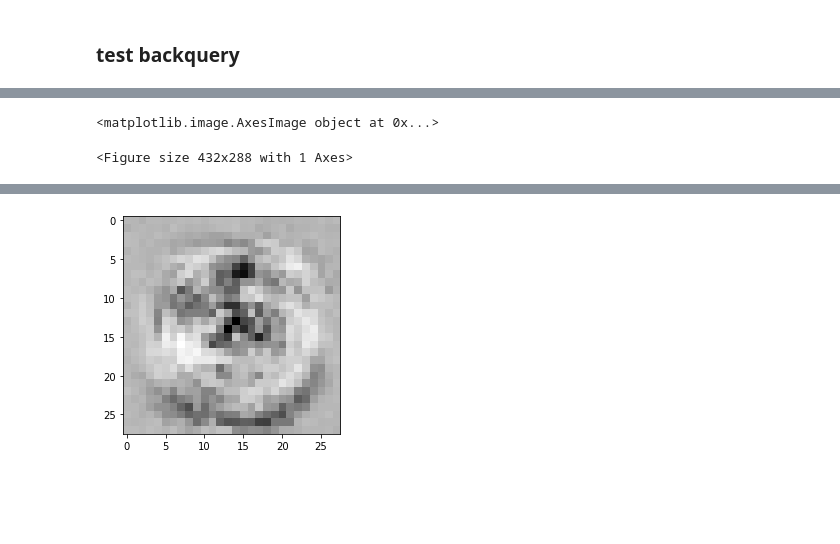
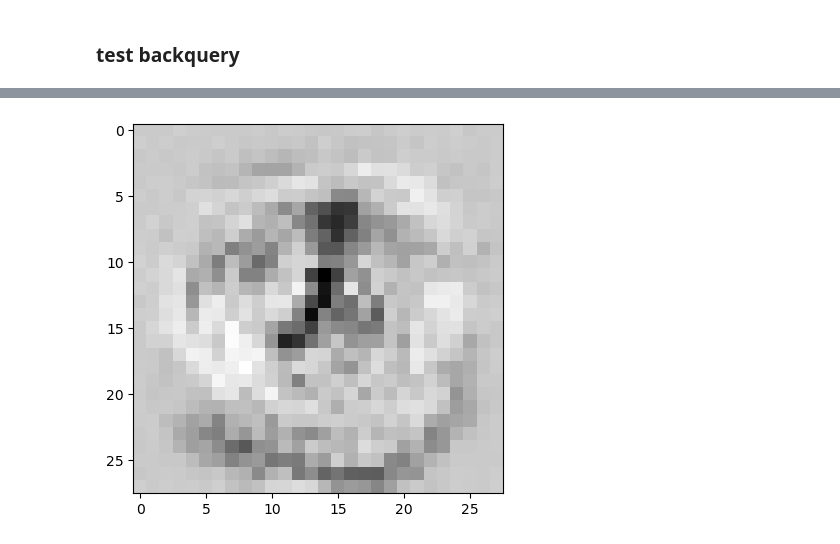
Before and after one commit to Fengzi21/makeyourownneuralnetwork, a Jupyter notebook: pytorch_neural_network_mnist_data.ipynb, the cells around one changed output, grey strips where cells are left out. Drawn from its saved outputs; the diff is of its cells as text; code cells hidden in the pictures; blank space fills up the shorter version.

```diff
--- a/pytorch_neural_network_mnist_data.ipynb
+++ b/pytorch_neural_network_mnist_data.ipynb
@@ -298,10 +299,8 @@ n.pickle(f'./trained_classifiers/pytorch_tensor_classifiler_{epochs}.pkl')
 # %%
 # from pickled object
-with open(f'./trained_classifiers/pytorch_tensor_classifiler_{epochs}.pkl', 'rb') as f:
+with open(f'pytorch_tensor_classifiler_{epochs}.pkl', 'rb') as f:
     new_n = pickle.load(f)
 
 image_data = new_n.backquery(targets).cpu().detach().numpy().reshape(28, 28)
-plt.imshow(image_data, cmap='Greys', interpolation='None')
+plt.imshow(image_data, cmap='Greys', interpolation='None');
 # %% [output]
-<matplotlib.image.AxesImage object at 0x...>
-<Figure size 432x288 with 1 Axes>
@@ -308,2 +308,2 @@ plt.imshow(image_data, cmap='Greys', interpolation='None')
-[figure, old version]
+[figure, new version]
 # %%
```
Also changed, not shown: parts of 10 cells of this notebook.
